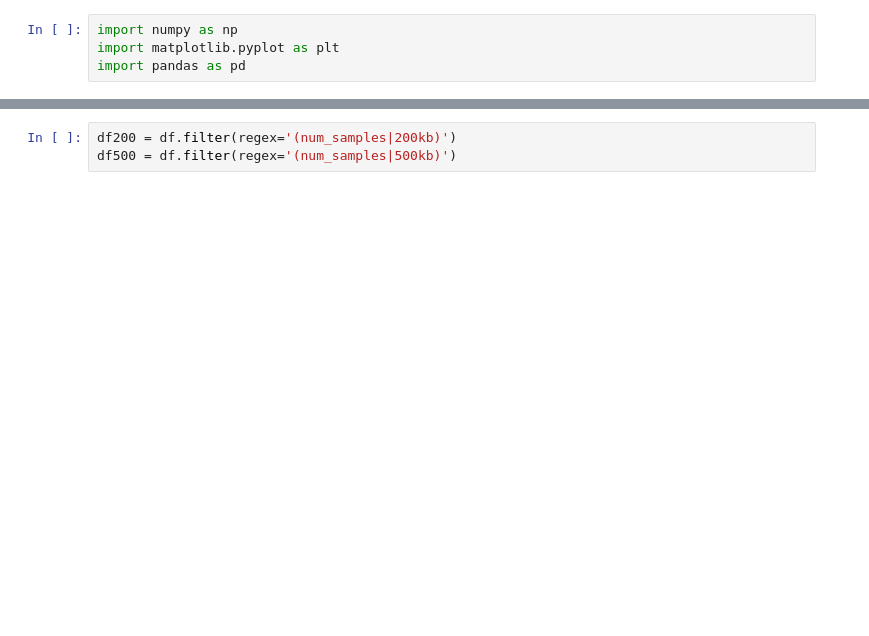
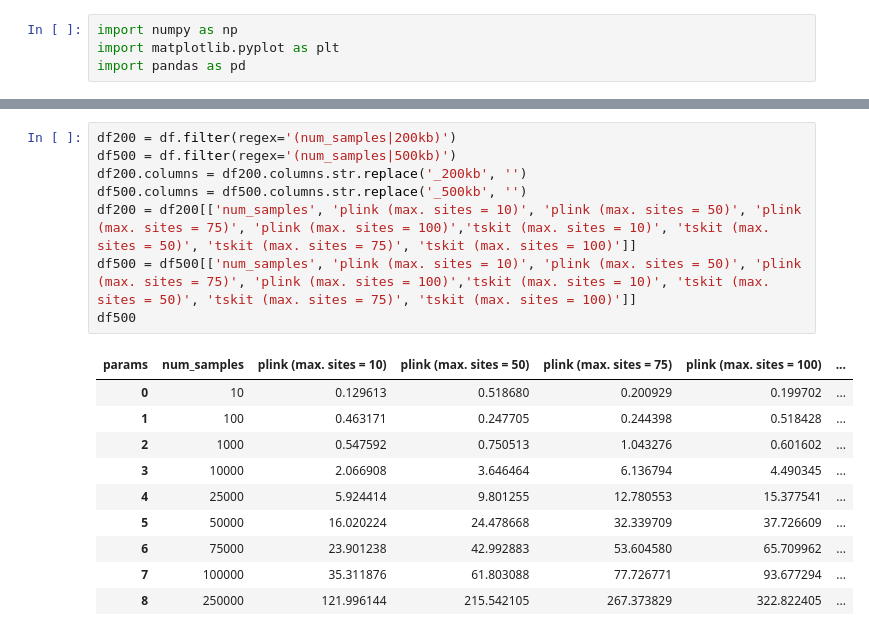
Before and after one commit to savitakartik/tskit-ld-comparisons, a Jupyter notebook: notebooks/compute_time_plots.ipynb, the cells around one changed output, grey strips where cells are left out. Drawn from its saved outputs; the diff is of its cells as text; blank space fills up the shorter version.

```diff
--- a/notebooks/compute_time_plots.ipynb
+++ b/notebooks/compute_time_plots.ipynb
@@ -24,4 +23,20 @@ df
 # %%
 df200 = df.filter(regex='(num_samples|200kb)')
 df500 = df.filter(regex='(num_samples|500kb)')
+df200.columns = df200.columns.str.replace('_200kb', '')
+df500.columns = df500.columns.str.replace('_500kb', '')
+df200 = df200[['num_samples', 'plink (max. sites = 10)', 'plink (max. sites = 50)', 'plink (max. sites = 75)', 'plink (max. sites = 100)','tskit (max. sites = 10)', 'tskit (max. sites = 50)', 'tskit (max. sites = 75)', 'tskit (max. sites = 100)']]
+df500 = df500[['num_samples', 'plink (max. sites = 10)', 'plink (max. sites = 50)', 'plink (max. sites = 75)', 'plink (max. sites = 100)','tskit (max. sites = 10)', 'tskit (max. sites = 50)', 'tskit (max. sites = 75)', 'tskit (max. sites = 100)']]
+df500
+# %% [output]
+| params | num_samples | plink (max. sites = 10) | plink (max. sites = 50) | plink (max. sites = 75) | plink (max. sites = 100) | ... |
+| 0 | 10 | 0.129613 | 0.518680 | 0.200929 | 0.199702 | ... |
+| 1 | 100 | 0.463171 | 0.247705 | 0.244398 | 0.518428 | ... |
+| 2 | 1000 | 0.547592 | 0.750513 | 1.043276 | 0.601602 | ... |
+| 3 | 10000 | 2.066908 | 3.646464 | 6.136794 | 4.490345 | ... |
+| 4 | 25000 | 5.924414 | 9.801255 | 12.780553 | 15.377541 | ... |
+| 5 | 50000 | 16.020224 | 24.478668 | 32.339709 | 37.726609 | ... |
+| 6 | 75000 | 23.901238 | 42.992883 | 53.604580 | 65.709962 | ... |
+| 7 | 100000 | 35.311876 | 61.803088 | 77.726771 | 93.677294 | ... |
+| 8 | 250000 | 121.996144 | 215.542105 | 267.373829 | 322.822405 | ... |
 # %%
```
Also changed, not shown: parts of 2 cells of this notebook.
